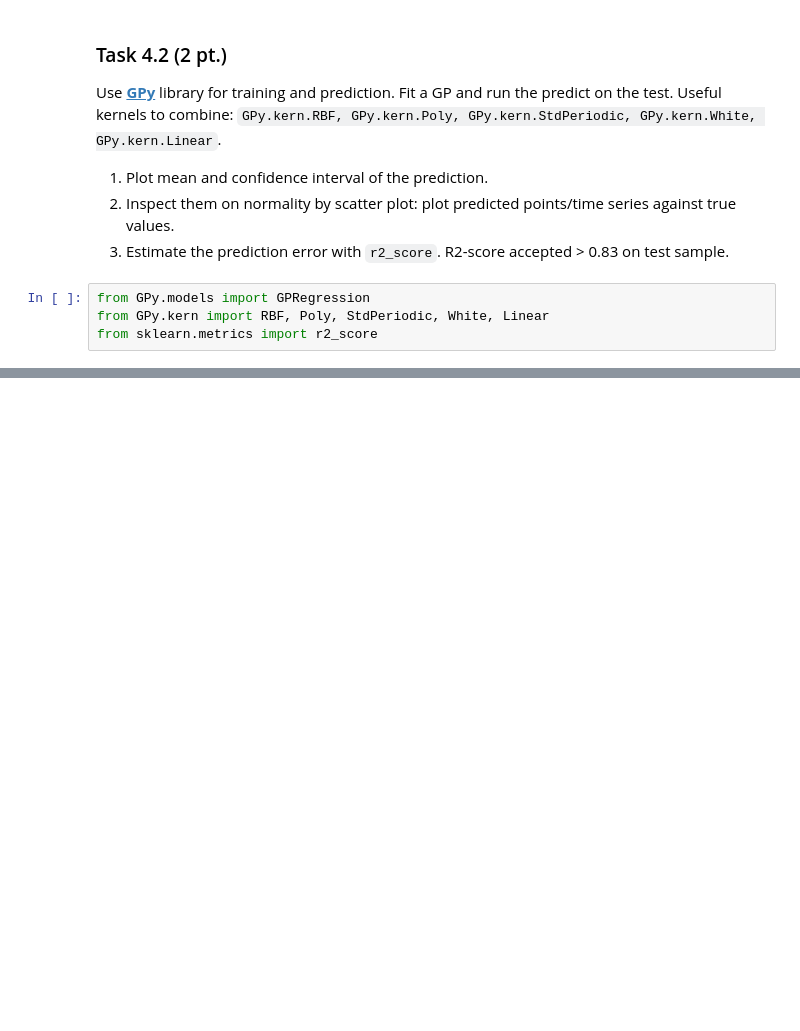
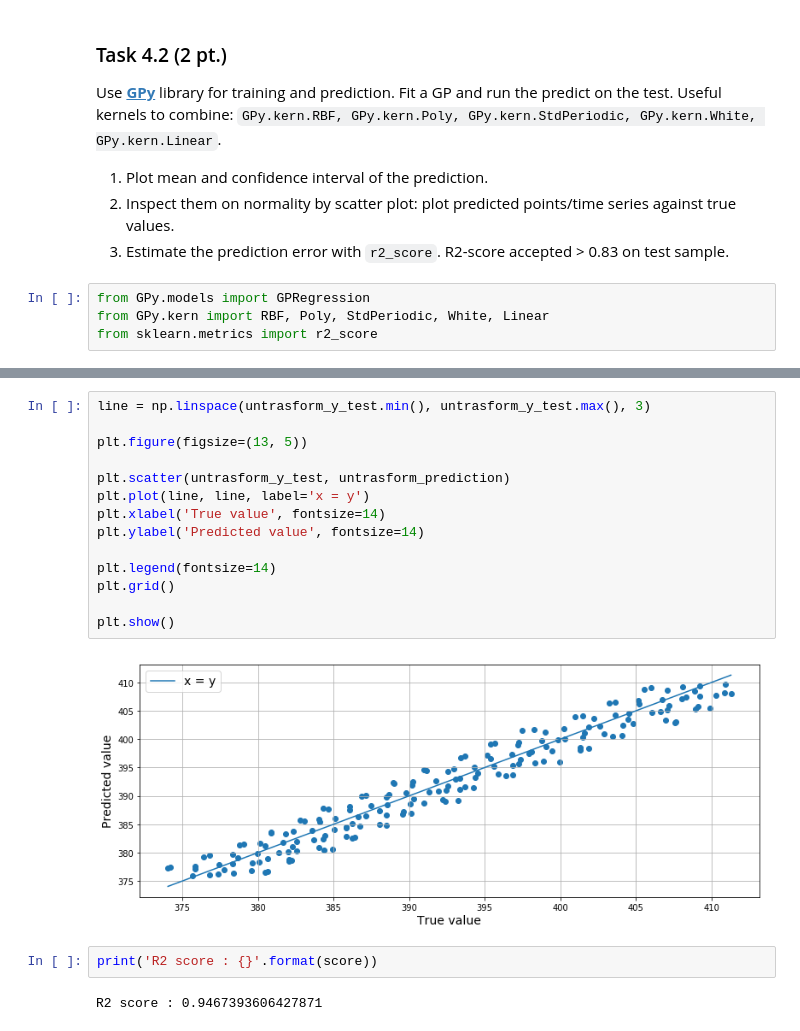
Before and after one commit to Bullldoger/Skoltech_ML, a Jupyter notebook: Assignment 3/ML2019HW03-part1.ipynb, the cells around one changed output, grey strips where cells are left out. Drawn from its saved outputs; the diff is of its cells as text; blank space fills up the shorter version.

```diff
--- a/Assignment 3/ML2019HW03-part1.ipynb
+++ b/Assignment 3/ML2019HW03-part1.ipynb
@@ -360,0 +390,20 @@ r2_score(# >>> your code here <<<)
+# %%
+line = np.linspace(untrasform_y_test.min(), untrasform_y_test.max(), 3)
+
+plt.figure(figsize=(13, 5))
+
+plt.scatter(untrasform_y_test, untrasform_prediction)
+plt.plot(line, line, label='x = y')
+plt.xlabel('True value', fontsize=14)
+plt.ylabel('Predicted value', fontsize=14)
+
+plt.legend(fontsize=14)
+plt.grid()
+
+plt.show()
+# %% [output]
+[figure, added]
+# %%
+print('R2 score : {}'.format(score))
+# %% [output]
+R2 score : 0.9467393606427871
```
Also changed, not shown: parts of 15 cells of this notebook, 1 other file.
